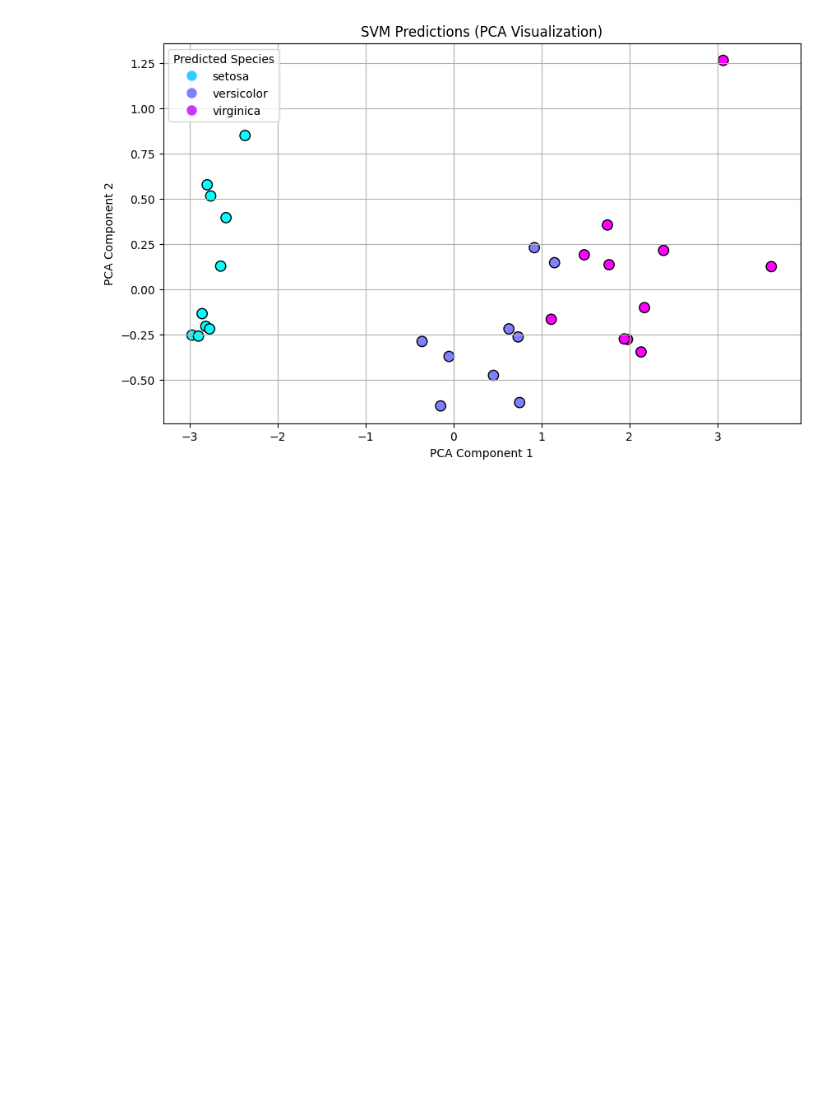
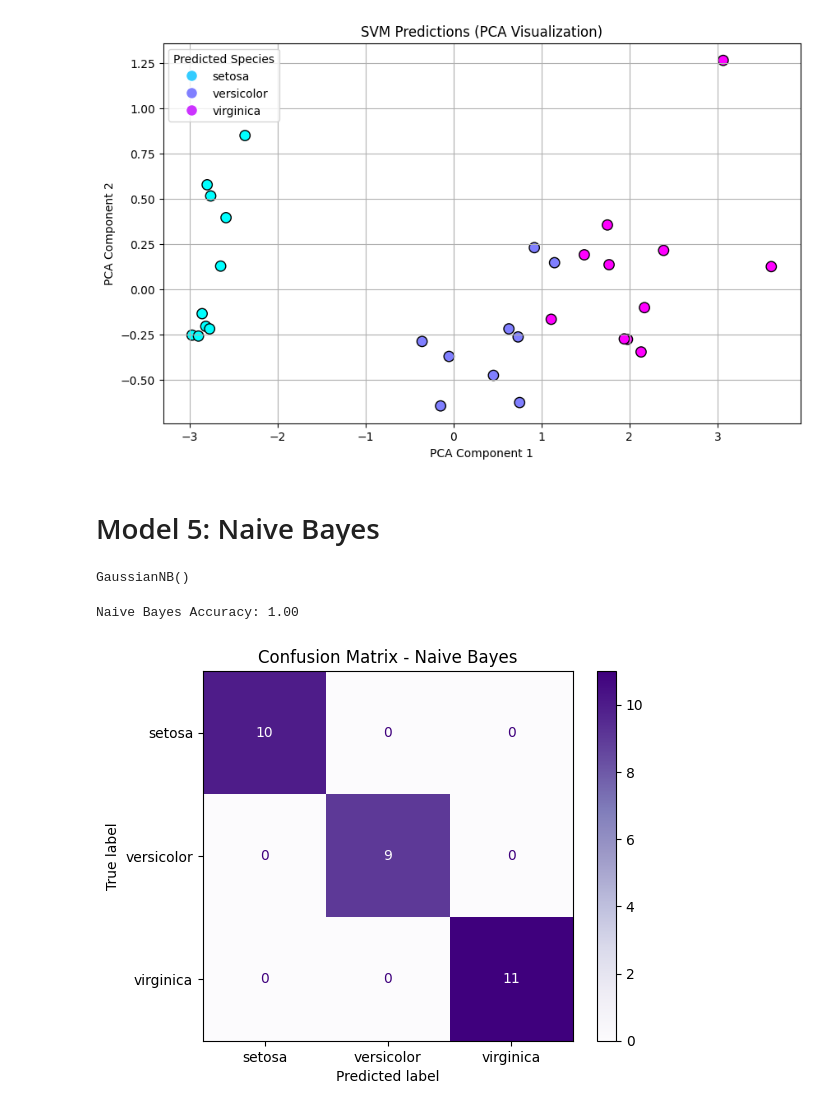
Before and after one commit to Aayushsah6969/Data, a Jupyter notebook: IRIS/notebooks/iris_analysis.ipynb, the cells around one changed output. Cells and saved outputs as stored; diff of their text form; code cells hidden in the pictures; blank space fills up the shorter version.

```diff
--- a/IRIS/notebooks/iris_analysis.ipynb
+++ b/IRIS/notebooks/iris_analysis.ipynb
@@ -423,3 +438,22 @@ plt.savefig('../outputs/svm_pca_plot.png')
 plt.show()
 # %% [output]
 [figure]
+# %% [markdown]
+# Model 5: Naive Bayes
+# %%
+from sklearn.naive_bayes import GaussianNB
+
+# Create and train the model
+nb_model = GaussianNB()
+nb_model.fit(X_train, y_train)
+# %% [output]
+GaussianNB()
+# %%
+# Make predictions
+y_pred_nb = nb_model.predict(X_test)
+
+# Calculate accuracy
+accuracy_nb = accuracy_score(y_test, y_pred_nb)
+print(f"Naive Bayes Accuracy: {accuracy_nb:.2f}")
+# %% [output]
+Naive Bayes Accuracy: 1.00
@@ -425,0 +471,12 @@ plt.show()
+# %%
+# Confusion matrix
+cm_nb = confusion_matrix(y_test, y_pred_nb, labels=nb_model.classes_)
+disp_nb = ConfusionMatrixDisplay(confusion_matrix=cm_nb, display_labels=nb_model.classes_)
+
+disp_nb.plot(cmap='Purples', values_format='d')
+plt.title("Confusion Matrix - Naive Bayes")
+plt.grid(False)
+plt.savefig('../outputs/naive_bayes_confusion_matrix.png')
+plt.show()
+# %% [output]
+[figure, added]
```
Also changed, not shown: parts of 3 cells of this notebook, 6 other files.
